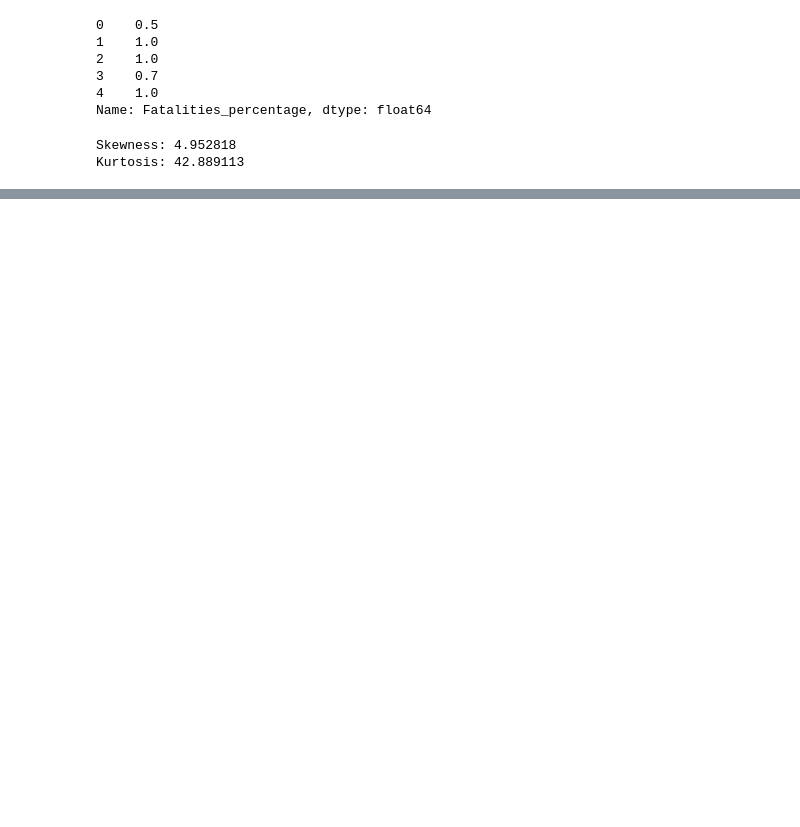
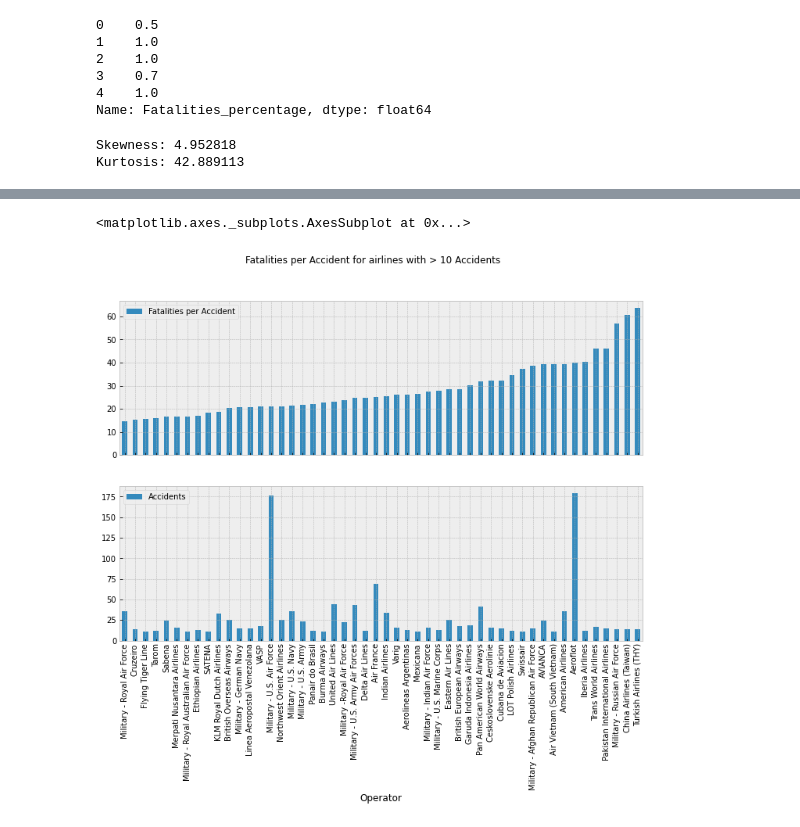
Before and after one commit to sandeepreddyb253/CMPE255-AirplaneCrash, a Jupyter notebook: AirportCrashProject.ipynb, the cells around one changed output, grey strips where cells are left out. Saved outputs shown, nothing was run; the diff lists cells and outputs as text; code cells hidden in the pictures; blank space fills up the shorter version.

```diff
--- a/AirportCrashProject.ipynb
+++ b/AirportCrashProject.ipynb
@@ -258,0 +287,25 @@ sns.distplot(y, kde=False, fit=stats.lognorm)
+# %%
+## Proportion of fatalities per accident for specific operators using a bar graph
+
+matplotlib.rcParams['figure.figsize'] = (12.0, 8.0)
+props = operator['Fatalities'].reset_index()
+props['Fatalities per Accident'] = props['sum']/props['count']
+props.columns = ['Operator','Fatalities','Accidents','Fatalities per Accident']
+
+fig_p,(axp1,axp2) = plt.subplots(2,1,sharex = True)
+minacc = 10
+fig_p.suptitle('Fatalities per Accident for airlines with > %s Accidents' % minacc)
+propstoplot = props[props['Accidents']>minacc]
+propstoplot.sort_values('Fatalities per Accident').tail(50).plot(x = 'Operator'
+                                                               , y = 'Fatalities per Accident'
+                                                               , ax = axp1
+                                                               , kind = 'bar'
+                                                               , grid = True)
+propstoplot.sort_values('Fatalities per Accident').tail(50).plot(x = 'Operator'
+                                                               , y = 'Accidents'
+                                                               , ax = axp2
+                                                               , kind = 'bar'
+                                                               , grid = True)
+# %% [output]
+<matplotlib.axes._subplots.AxesSubplot at 0x...>
+[figure, added]
```
Also changed, not shown: parts of 9 cells of this notebook.
